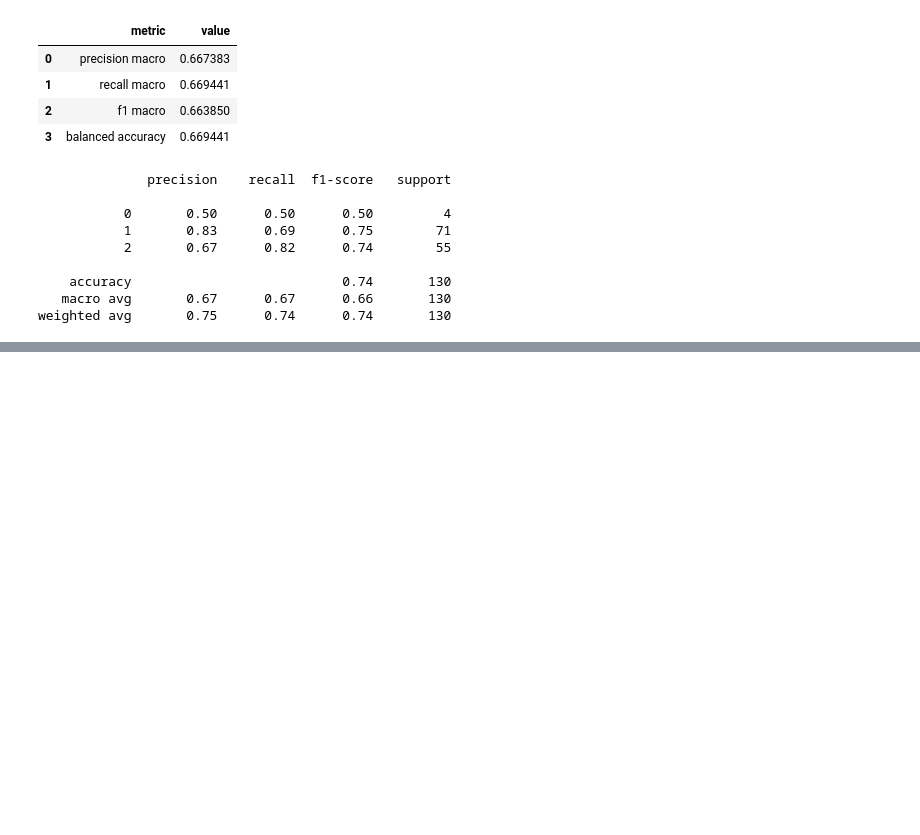
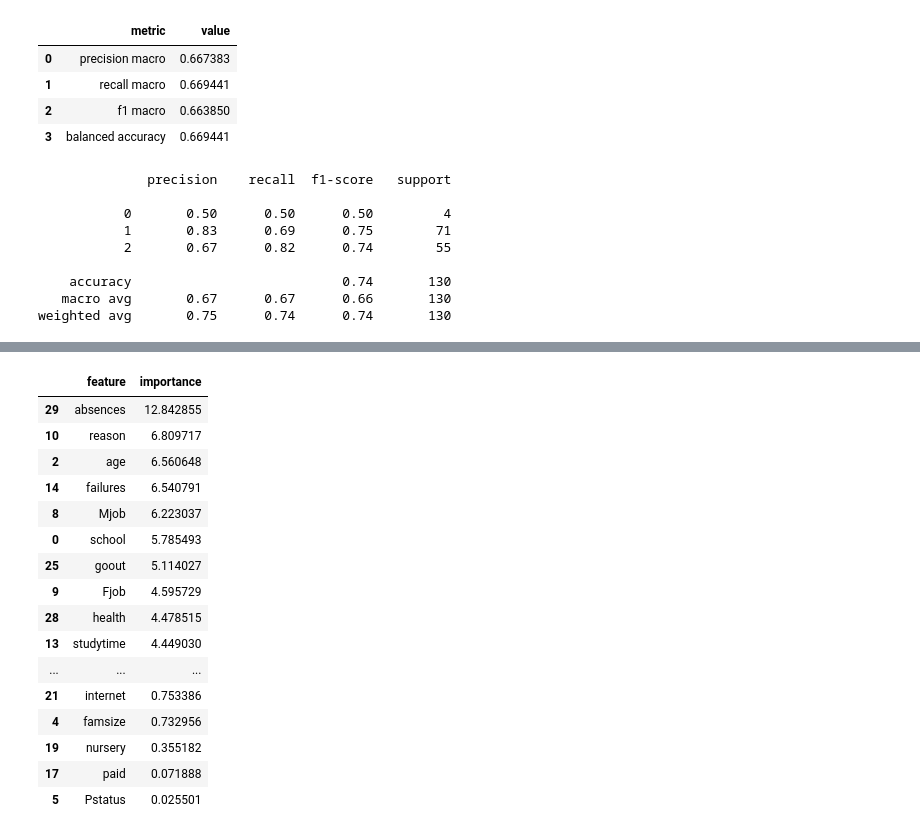
Before and after one commit to Car1LL/Student-Performance-Prediction, a Jupyter notebook: notebooks/02_Modeling.ipynb, the cells around one changed output, grey strips where cells are left out. Saved outputs shown, nothing was run; the diff lists cells and outputs as text; code cells hidden in the pictures; blank space fills up the shorter version.

```diff
--- a/notebooks/02_Modeling.ipynb
+++ b/notebooks/02_Modeling.ipynb
@@ -409,0 +513,27 @@ plt.show()
+# %%
+feature_importance = cat_model.feature_importances_
+
+feature_importance_df = pd.DataFrame({
+    "feature": X_train.columns,
+    "importance": feature_importance
+}).sort_values(by="importance", ascending=False)
+
+feature_importance_df
+# %% [output]
+|  | feature | importance |
+| 29 | absences | 12.842855 |
+| 10 | reason | 6.809717 |
+| 2 | age | 6.560648 |
+| 14 | failures | 6.540791 |
+| 8 | Mjob | 6.223037 |
+| 0 | school | 5.785493 |
+| 25 | goout | 5.114027 |
+| 9 | Fjob | 4.595729 |
+| 28 | health | 4.478515 |
+| 13 | studytime | 4.449030 |
+| ... | ... | ... |
+| 21 | internet | 0.753386 |
+| 4 | famsize | 0.732956 |
+| 19 | nursery | 0.355182 |
+| 17 | paid | 0.071888 |
+| 5 | Pstatus | 0.025501 |
```
Also changed, not shown: parts of 21 cells of this notebook, 1 other file.
